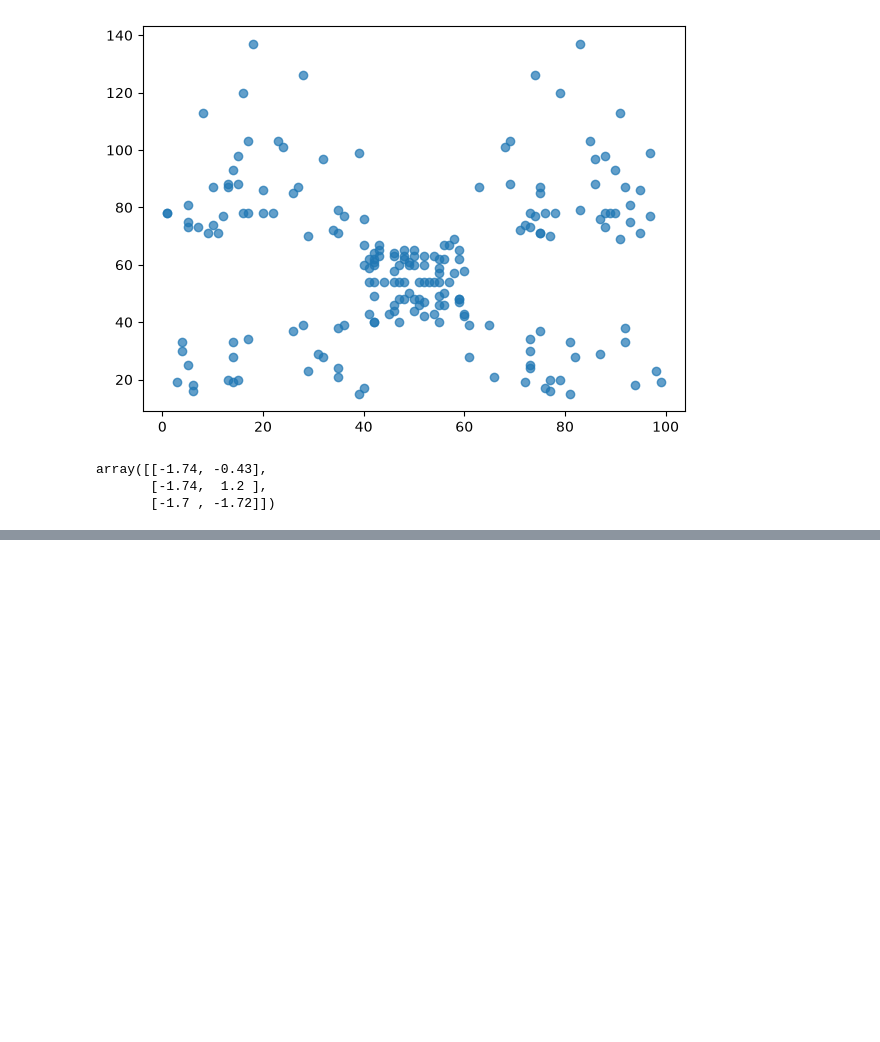
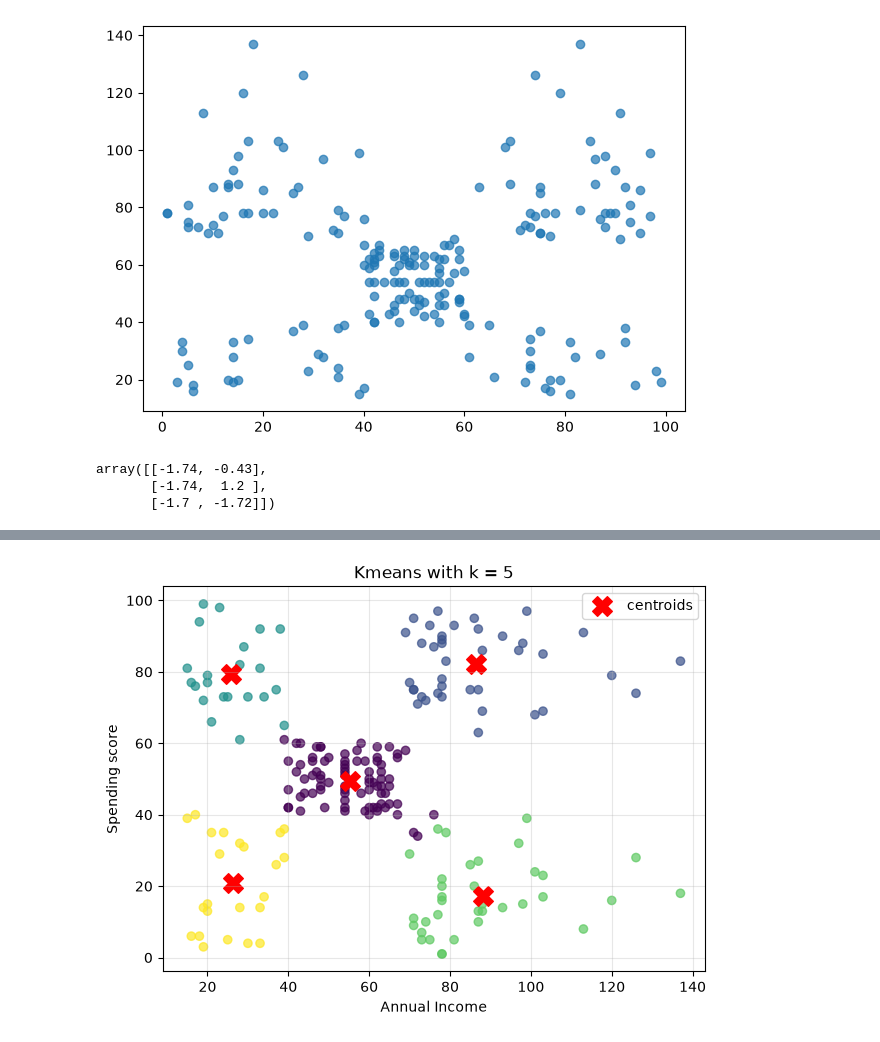
Before and after one commit to Hongmeng23/Mall-Segmentation-Model, a Jupyter notebook: Mall_segment.ipynb, the cells around one changed output, grey strips where cells are left out. Cells and saved outputs as stored; diff of their text form; code cells hidden in the pictures; blank space fills up the shorter version.

```diff
--- a/Mall_segment.ipynb
+++ b/Mall_segment.ipynb
@@ -81,0 +94,19 @@ InvalidIndexError: ('Annual Income (k$)', 0      39
+# %%
+final = 5
+kmeans = KMeans(n_clusters=final, random_state=42, n_init=10)
+customer["cluster"] = kmeans.fit_predict(x_scaled)
+
+centres = scaler.inverse_transform(kmeans.cluster_centers_)
+
+plt.figure(figsize=(7,5))
+plt.scatter(customer["Annual Income (k$)"], customer["Spending Score (1-100)"], c=customer["cluster"], cmap="viridis", alpha=0.7)
+
+plt.scatter(centres[:, 0], centres[:, 1], color="red", marker="X", s=200, label="centroids")
+plt.xlabel("Annual Income")
+plt.ylabel("Spending score")
+plt.title(f"Kmeans with k = {final}")
+plt.legend()
+plt.grid(alpha=0.3)
+plt.show()
+# %% [output]
+[figure, added]
```
Also changed, not shown: parts of 4 cells of this notebook.
